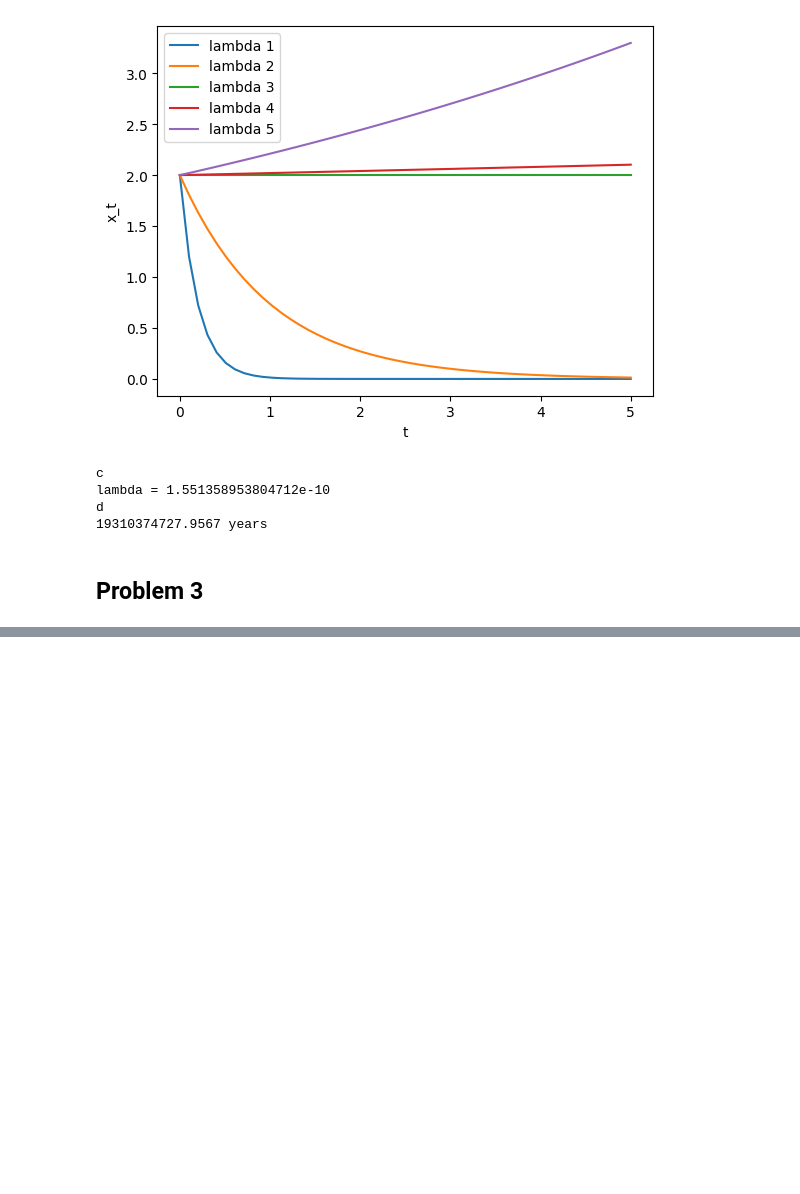
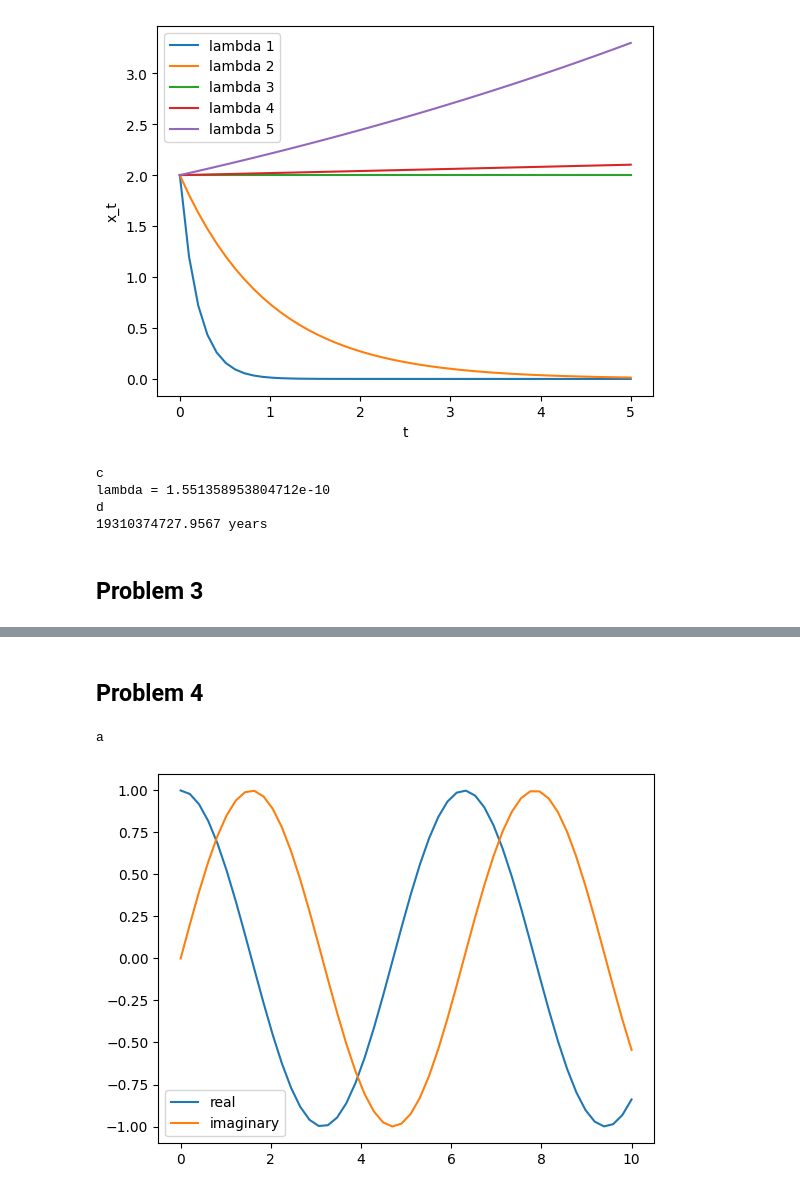
Before and after one commit to michaelhotchkiss/Applied-Mathematics, a Jupyter notebook: HW 1.ipynb, the cells around one changed output, grey strips where cells are left out. Saved outputs shown, nothing was run; the diff lists cells and outputs as text; code cells hidden in the pictures; blank space fills up the shorter version.

```diff
--- a/HW 1.ipynb
+++ b/HW 1.ipynb
@@ -96,0 +150,17 @@ nan
+# %% [markdown]
+## Problem 4
+# %%
+import matplotlib.pyplot as plt
+import numpy as np
+
+times = np.linspace(0,10)
+print('a')
+real = np.cos(times)
+imaginary = np.sin(times)
+plt.plot(times,real)
+plt.plot(times,imaginary)
+plt.legend(['real', 'imaginary'])
+plt.show()
+# %% [output]
+a
+[figure, added]
```
Also changed, not shown: parts of 3 cells of this notebook.
